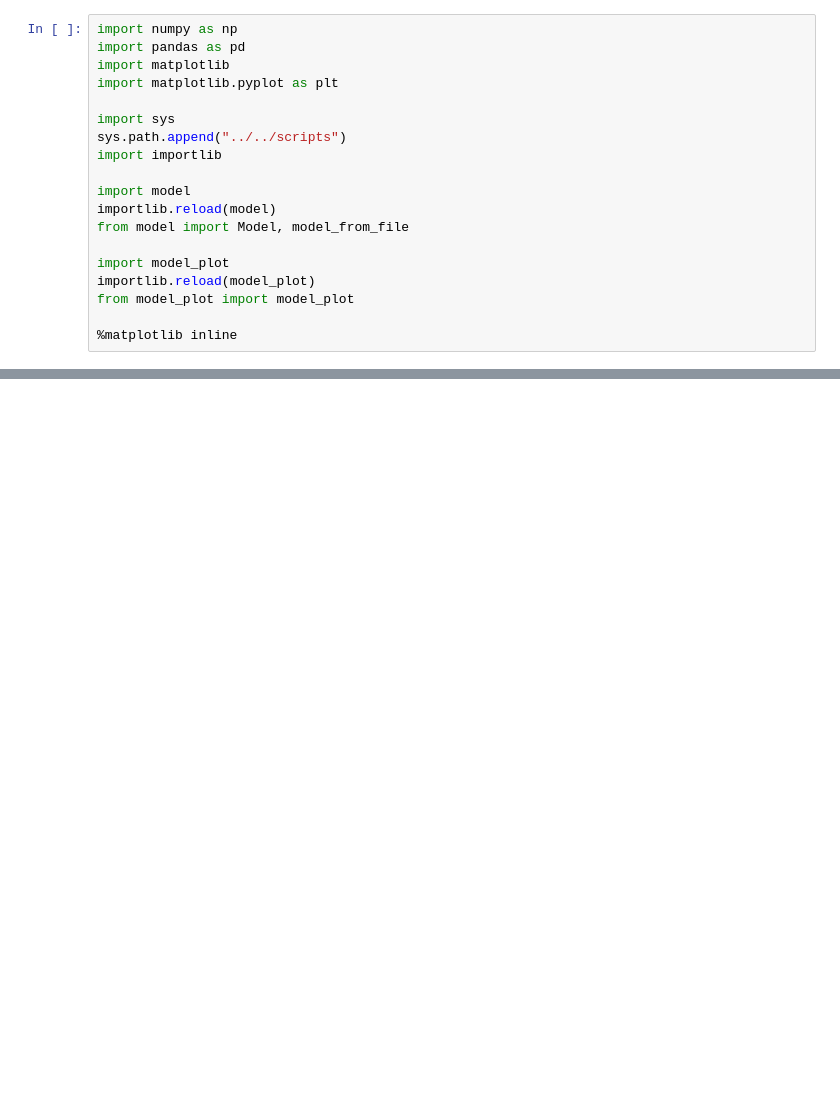
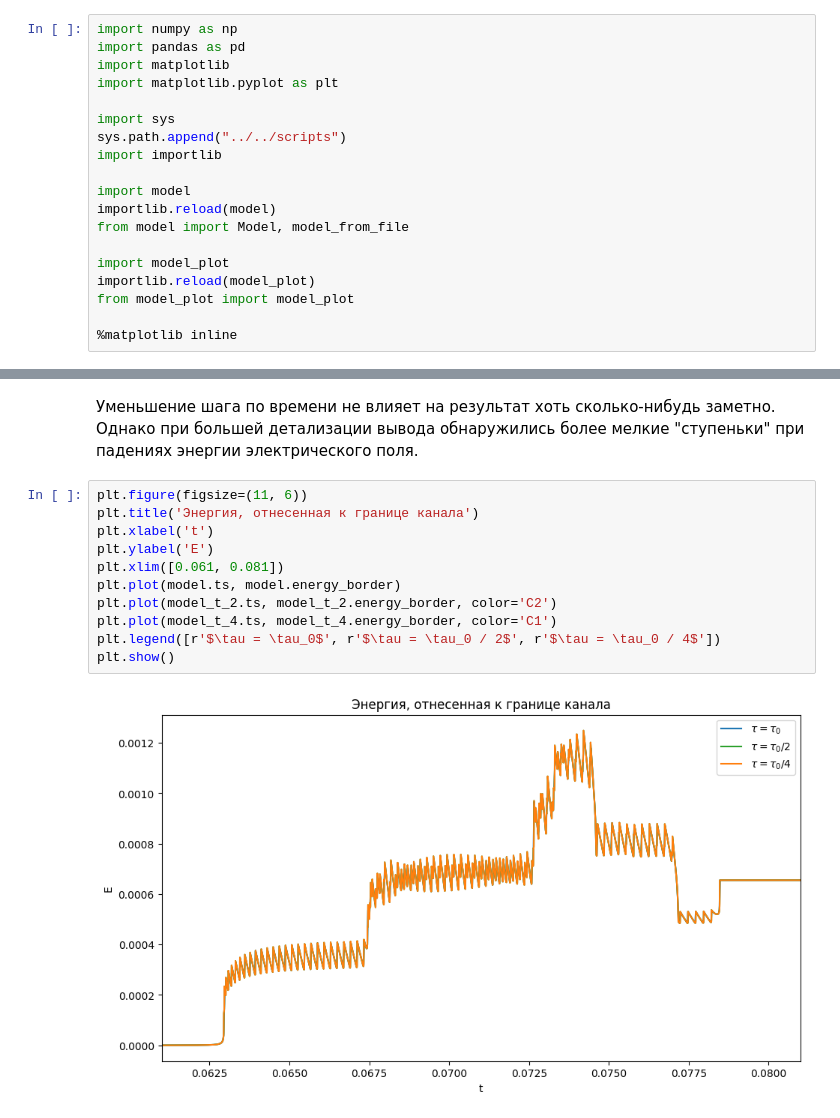
Before and after one commit to ponomarevandr/disruption, a Jupyter notebook: model_tuning/experiments/different_materials/finer_grids.ipynb, the cells around one changed output, grey strips where cells are left out. Drawn from its saved outputs; the diff is of its cells as text; blank space fills up the shorter version.

```diff
--- a/model_tuning/experiments/different_materials/finer_grids.ipynb
+++ b/model_tuning/experiments/different_materials/finer_grids.ipynb
@@ -144,0 +64,15 @@ plt.show()
+# %% [markdown]
+Уменьшение шага по времени не влияет на результат хоть сколько-нибудь заметно. Однако при большей детализации вывода обнаружились более мелкие "ступеньки" при падениях энергии электрического поля.
+# %%
+plt.figure(figsize=(11, 6))
+plt.title('Энергия, отнесенная к границе канала')
+plt.xlabel('t')
+plt.ylabel('E')
+plt.xlim([0.061, 0.081])
+plt.plot(model.ts, model.energy_border)
+plt.plot(model_t_2.ts, model_t_2.energy_border, color='C2')
+plt.plot(model_t_4.ts, model_t_4.energy_border, color='C1')
+plt.legend([r'$\tau = \tau_0$', r'$\tau = \tau_0 / 2$', r'$\tau = \tau_0 / 4$'])
+plt.show()
+# %% [output]
+[figure, added]
```
Also changed, not shown: parts of 48 cells of this notebook, 18 other files.
